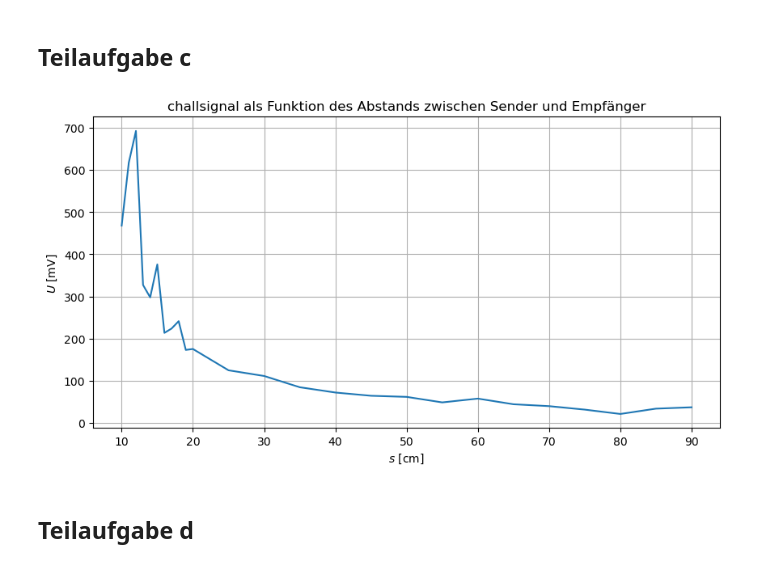
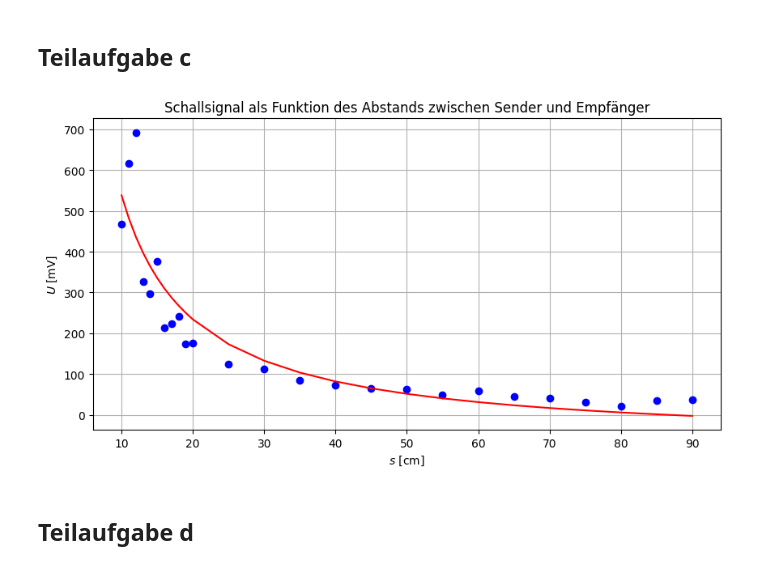
Before and after one commit to fynn-l-k/Grundpraktikum-1, a Jupyter notebook: Versuch_W18/Aufgabe1.ipynb, the cells around one changed output. Drawn from its saved outputs; the diff is of its cells as text; code cells hidden in the pictures.

Commit message:
fit für aufgabe c

```diff
--- a/Versuch_W18/Aufgabe1.ipynb
+++ b/Versuch_W18/Aufgabe1.ipynb
@@ -69,26 +69,34 @@ Offset     = 17.29 mV
 # %% [markdown]
 ## Teilaufgabe c
 # %%
-# | fig-cap: Schallsignal als Funktion des Abstands zwischen Sender und Empfänger
-# | label: fig-schallsignal-ueber-abstand
 import pandas as pd
 import matplotlib.pyplot as plt
 import numpy as np
+from scipy.optimize import curve_fit
 
-daten = pd.read_csv("./daten/Aufgabe1c.csv")
+df = pd.read_csv("./daten/Aufgabe1c.csv")
+df.columns = ["s [cm]", "U [mV]"]
+s_cm = df["s [cm]"].values
+U_mV = df["U [mV]"].values
 
-abstand = daten["s [cm]"]
-spannung = daten["U [mV]"]
+# Fit-Funktion: invers mit Offset
+def inverse_model(s, A, B):
+    return A / s + B
+
+popt, _ = curve_fit(inverse_model, s_cm, U_mV, p0=[1000, 0])
+A_fit, B_fit = popt
+U_fit = inverse_model(df["s [cm]"], *popt)
 
 plt.figure(figsize=(10,5))
-plt.plot(abstand, spannung)
+plt.plot(df["s [cm]"], df["U [mV]"], 'o', color='b', label='Messdaten')
+plt.plot(df['s [cm]'], U_fit, 'r-', label='Fit: A/s + B')
 plt.title("Schallsignal als Funktion des Abstands zwischen Sender und Empfänger")
 plt.xlabel("$s$ [cm]")
 plt.ylabel("$U$ [mV]")
 plt.grid()
 plt.show()
 # %% [output]
-[figure, old version]
+[figure, new version]
 # %% [markdown]
 ## Teilaufgabe d
 # %%
```
